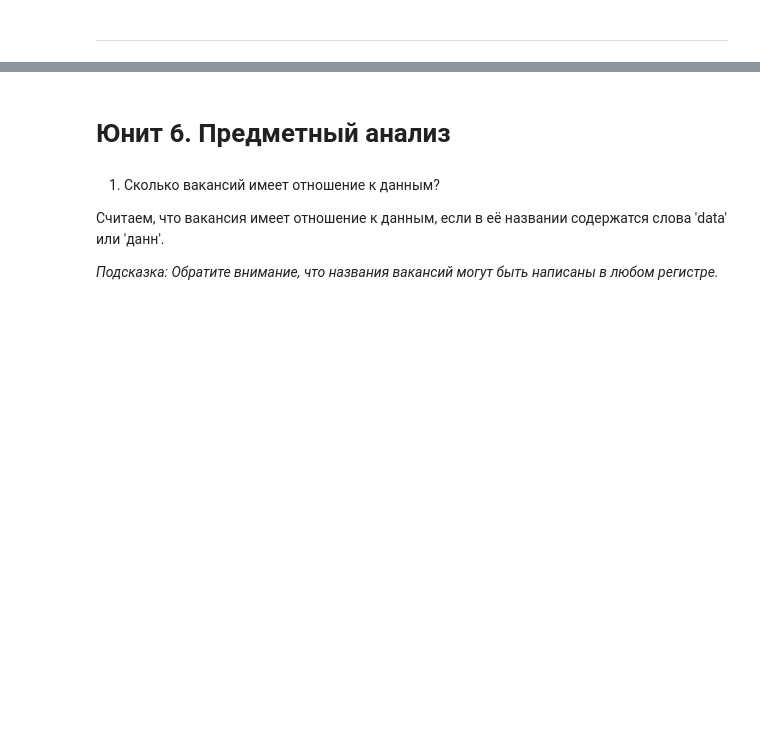
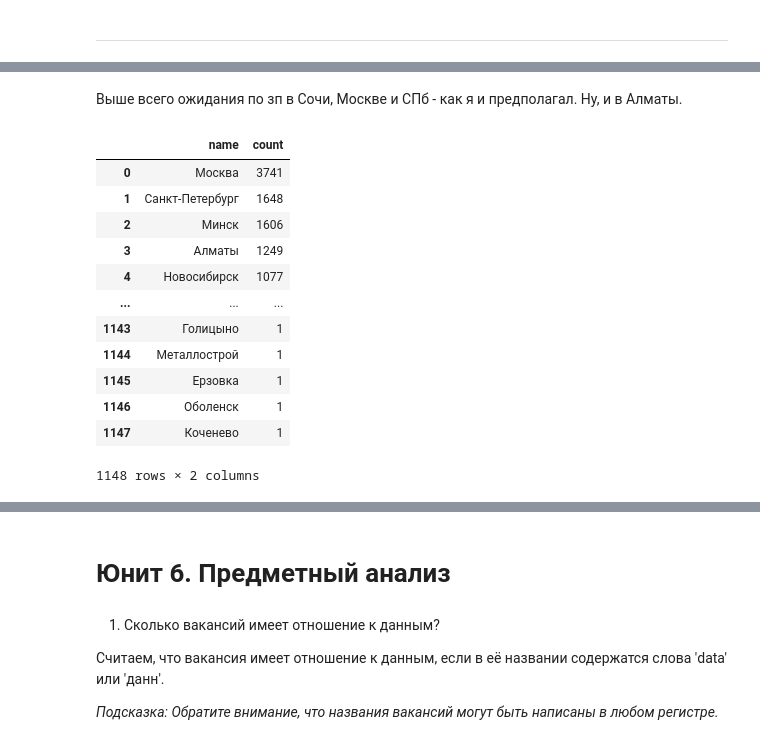
Before and after one commit to chingachguk1977/DST-HeadHunter-Pjt-2--SQL, a Jupyter notebook: SF_DST_Project2_SQL.ipynb, the cells around one changed output, grey strips where cells are left out. Drawn from its saved outputs; the diff is of its cells as text; code cells hidden in the pictures; blank space fills up the shorter version.

```diff
--- a/SF_DST_Project2_SQL.ipynb
+++ b/SF_DST_Project2_SQL.ipynb
@@ -319,0 +480,30 @@ df.head()
+# %% [markdown]
+Выше всего ожидания по зп в Сочи, Москве и СПб - как я и предполагал. Ну, и в Алматы.
+# %%
+# узнать, по скольким вакансиям (по регионам) не указано нижнего и верхнего предела по зп. Отсортировать по этому кол-ву.
+query_5_misc_2 = f'''
+    select a.name, count(a.name)
+    from areas a
+    left join vacancies as v on a.id = v.area_id
+    where v.salary_from is null and v.salary_to is null
+    group by a.name
+    order by 2 desc
+'''
+
+# результат запроса
+df = pd.read_sql_query(query_5_misc_2, connection)
+df
+# %% [output]
+|  | name | count |
+| 0 | Москва | 3741 |
+| 1 | Санкт-Петербург | 1648 |
+| 2 | Минск | 1606 |
+| 3 | Алматы | 1249 |
+| 4 | Новосибирск | 1077 |
+| ... | ... | ... |
+| 1143 | Голицыно | 1 |
+| 1144 | Металлострой | 1 |
+| 1145 | Ерзовка | 1 |
+| 1146 | Оболенск | 1 |
+| 1147 | Коченево | 1 |
+1148 rows × 2 columns
```
Also changed, not shown: parts of 45 cells of this notebook.
